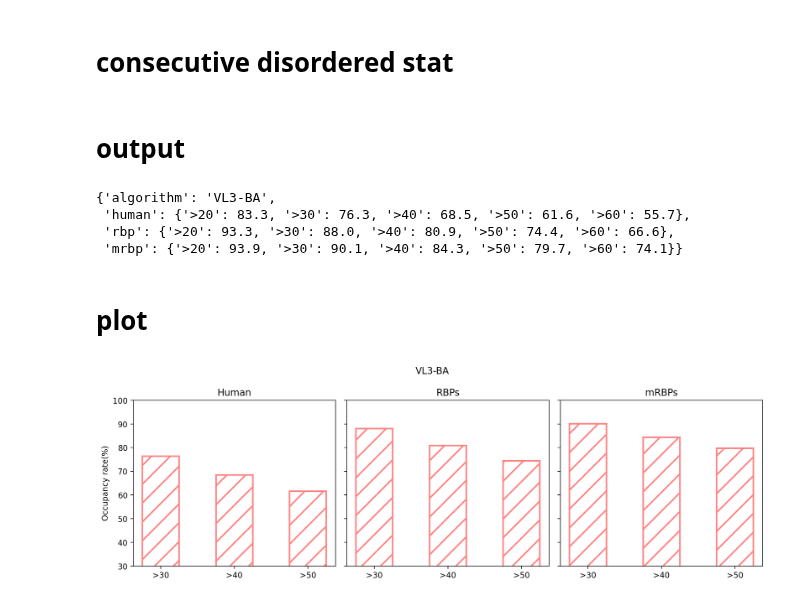
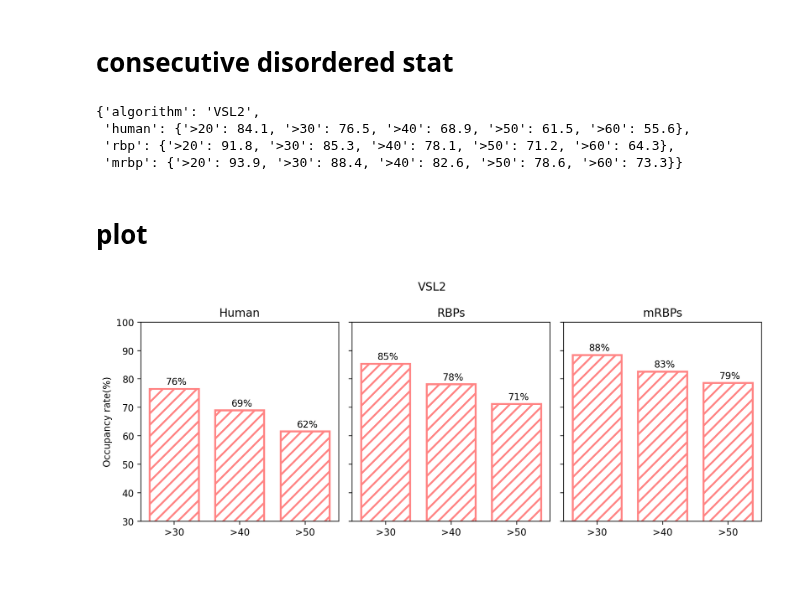
Before and after one commit to allmwh/the_return_of_the_rings, a Jupyter notebook: fig1_a.ipynb, the cells around one changed output. Saved outputs shown, nothing was run; the diff lists cells and outputs as text; code cells hidden in the pictures; blank space fills up the shorter version.

Commit message:
figure 1 checked

```diff
--- a/fig1_a.ipynb
+++ b/fig1_a.ipynb
@@ -12,7 +12,7 @@ from function.utilities import get_subset
 # param
 # %%
 #####CHANGE HERE#####
-algorithm = "VL3-BA"
+algorithm = "VLXT"
 #####CHANGE HERE#####
 # %%
 plot_subset = ['>30','>40','>50'] #'>20', '>30', '>40', '>50', '>60'
@@ -20,9 +21,8 @@ plot_subset = ['>30','>40','>50'] #'>20', '>30', '>40', '>50', '>60'
 # load data
 # %%
 pondr_disorder_ident_path = Path("./output/pondr_disorder_ident")
-od_human_df = pd.read_pickle(
-    pondr_disorder_ident_path / "{}_od_human_df.pkl".format(algorithm)
-)
+
+od_human_df = pd.read_pickle(pondr_disorder_ident_path / "{}_od_human_df.pkl".format(algorithm))
 od_rbp_df = get_subset(od_human_df, "rbp")
 od_mrbp_df = get_subset(od_human_df, "mrbp")
 # %% [markdown]
@@ -90,5 +89,10 @@ def make_consecutive_disorder_stat(df):
 mrbp = make_consecutive_disorder_stat(od_mrbp_df)
 rbp = make_consecutive_disorder_stat(od_rbp_df)
 human = make_consecutive_disorder_stat(od_human_df)
+output = {"algorithm": algorithm, "human": human, "rbp": rbp, "mrbp": mrbp}
+output
+# %% [output]
+{'algorithm': 'VSL2',
+ 'human': {'>20': 84.1, '>30': 76.5, '>40': 68.9, '>50': 61.5, '>60': 55.6},
+ 'rbp': {'>20': 91.8, '>30': 85.3, '>40': 78.1, '>50': 71.2, '>60': 64.3},
+ 'mrbp': {'>20': 93.9, '>30': 88.4, '>40': 82.6, '>50': 78.6, '>60': 73.3}}
-# %% [markdown]
-# output
@@ -97,34 +99,33 @@ output = {"algorithm": algorithm, "human": human, "rbp": rbp, "mrbp": mrbp}
-# %%
-output
-# %% [output]
-{'algorithm': 'VL3-BA',
- 'human': {'>20': 83.3, '>30': 76.3, '>40': 68.5, '>50': 61.6, '>60': 55.7},
- 'rbp': {'>20': 93.3, '>30': 88.0, '>40': 80.9, '>50': 74.4, '>60': 66.6},
- 'mrbp': {'>20': 93.9, '>30': 90.1, '>40': 84.3, '>50': 79.7, '>60': 74.1}}
 # %% [markdown]
 # plot
 # %%
 mpl.rcParams["hatch.linewidth"] = 2
-f, (a0, a1, a2) = plt.subplots(1, 3, sharex=True, sharey=True, figsize=(12, 4), dpi=200)
+f, (a0, a1, a2) = plt.subplots(1, 3, sharex=True, sharey=True, figsize=(10, 4), dpi=200)
 
 X = np.arange(0, len(plot_subset))
 human_plot_subset = [output["human"][x] for x in plot_subset]
 rbp_plot_subset = [output["rbp"][x] for x in plot_subset]
 mrbp_plot_subset = [output["mrbp"][x] for x in plot_subset]
 
-a0.bar(X, human_plot_subset, width=0.5, tick_label=plot_subset, color="white", hatch="/", linewidth=2, edgecolor="#ff8484")
+a0.bar(X, human_plot_subset, width=0.75, tick_label=plot_subset, color="white", hatch="//", linewidth=2, edgecolor="#ff8484")
+for x, y in zip(X,human_plot_subset):
+    a0.text(x-0.13, y+1.5, "{}%".format(str(round(y))),fontsize=10)
 a0.set_title("Human")
 a0.set_ylabel("Occupancy rate(%)")
 a0.set_ylim(30, 100)
 
-a1.bar(X, rbp_plot_subset, width=0.5, tick_label=plot_subset, color="white", hatch="/", linewidth=2, edgecolor="#ff8484")
+a1.bar(X, rbp_plot_subset, width=0.75, tick_label=plot_subset, color="white", hatch="//", linewidth=2, edgecolor="#ff8484")
+for x, y in zip(X,rbp_plot_subset):
+    a1.text(x-0.13, y+1.5, "{}%".format(str(round(y))),fontsize=10)
 a1.set_title("RBPs")
 
-a2.bar(X, mrbp_plot_subset, width=0.5, tick_label=plot_subset, color="white", hatch="/", linewidth=2, edgecolor="#ff8484")
+a2.bar(X, mrbp_plot_subset, width=0.75, tick_label=plot_subset, color="white", hatch="//", linewidth=2, edgecolor="#ff8484")
+for x, y in zip(X,mrbp_plot_subset):
+    a2.text(x-0.13, y+1.5, "{}%".format(str(round(y))),fontsize=10)
 a2.set_title("mRBPs")
 
 
 f.suptitle(algorithm)
 f.tight_layout()
 # %% [output]
-[figure, old version]
+[figure, new version]
```
Also changed, not shown: parts of 6 cells of this notebook, 16 other files.
